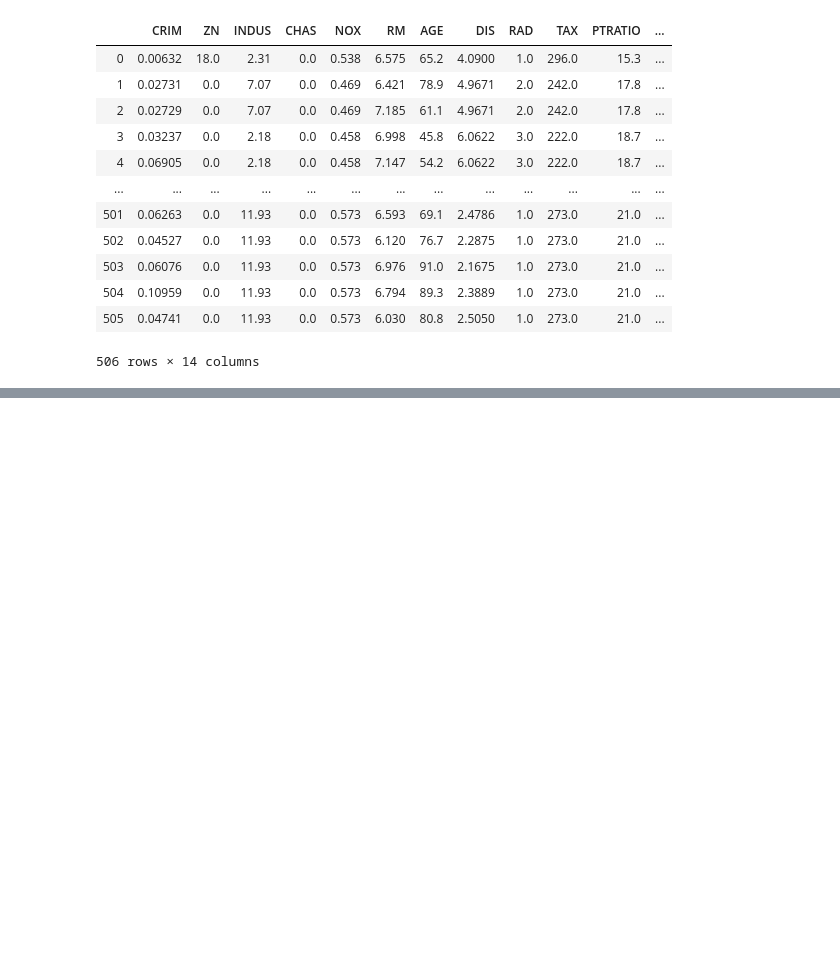
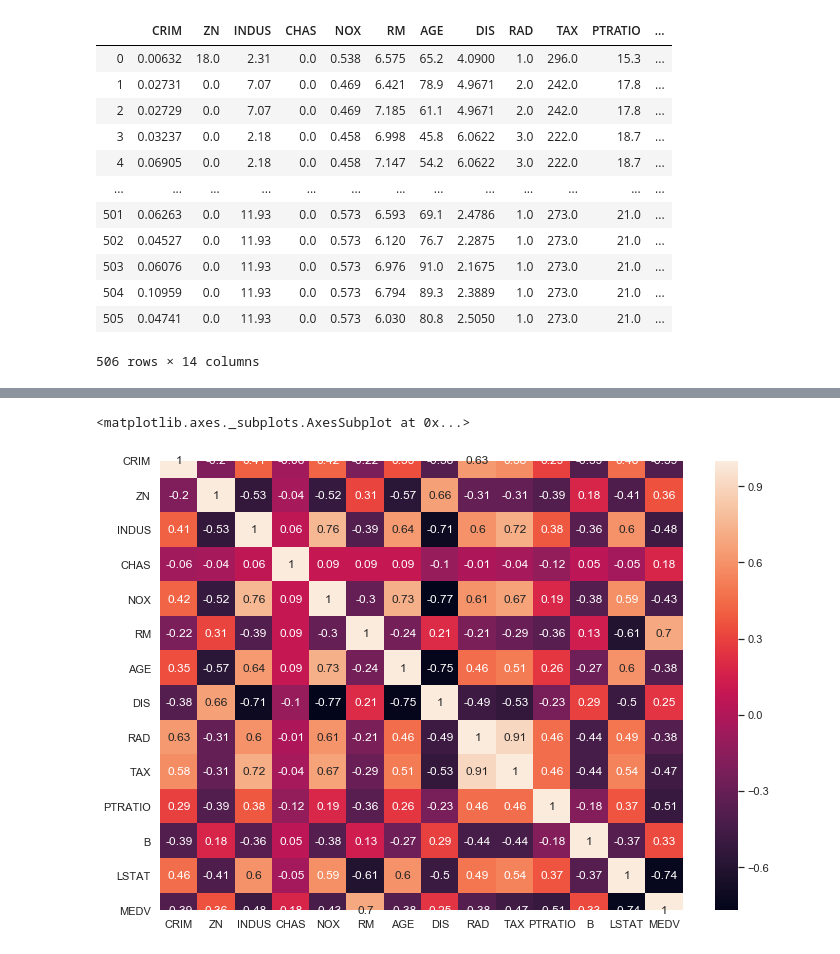
Before and after one commit to grace-burke/Machine-Learning-2019, a Jupyter notebook: BostonDataset.ipynb, the cells around one changed output, grey strips where cells are left out. Saved outputs shown, nothing was run; the diff lists cells and outputs as text; code cells hidden in the pictures; blank space fills up the shorter version.

Commit message:
Further summary plots and t-test inferential statistics

```diff
--- a/BostonDataset.ipynb
+++ b/BostonDataset.ipynb
@@ -133,3 +159,0 @@ max     37.970000   50.000000
-# %%
-# Set the default plot size to be bigger.
-plt.rcParams['figure.figsize'] = (24, 16)
@@ -140,0 +166,7 @@ sns.pairplot(Data)
+# %%
+# View a heatmap showing the correlation between each of the features with each other feature [4]
+correlation_matrix = Data.corr().round(2)
+sns.heatmap(data=correlation_matrix, annot=True)
+# %% [output]
+<matplotlib.axes._subplots.AxesSubplot at 0x...>
+[figure, added]
```
Also changed, not shown: parts of 16 cells of this notebook.
